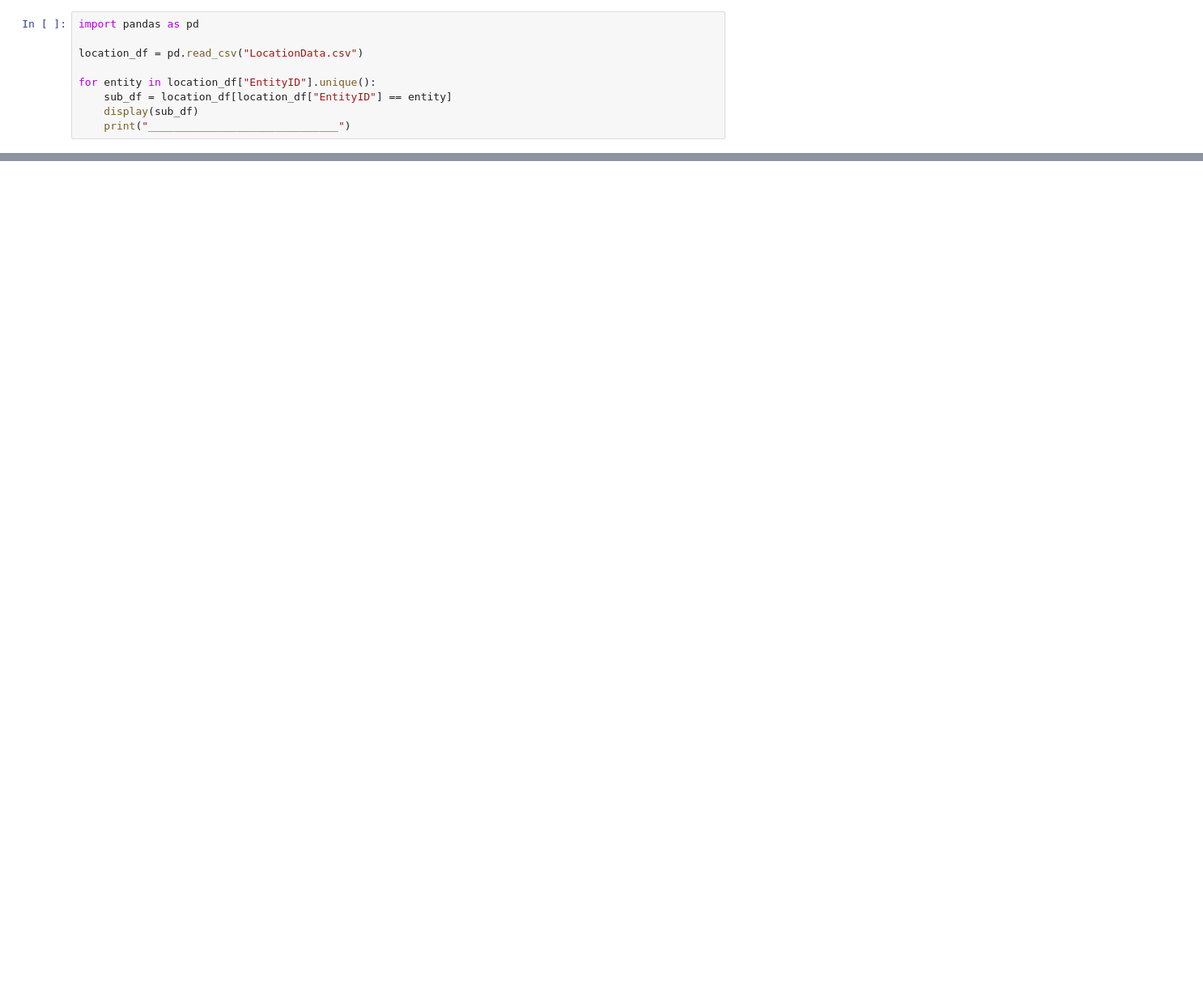
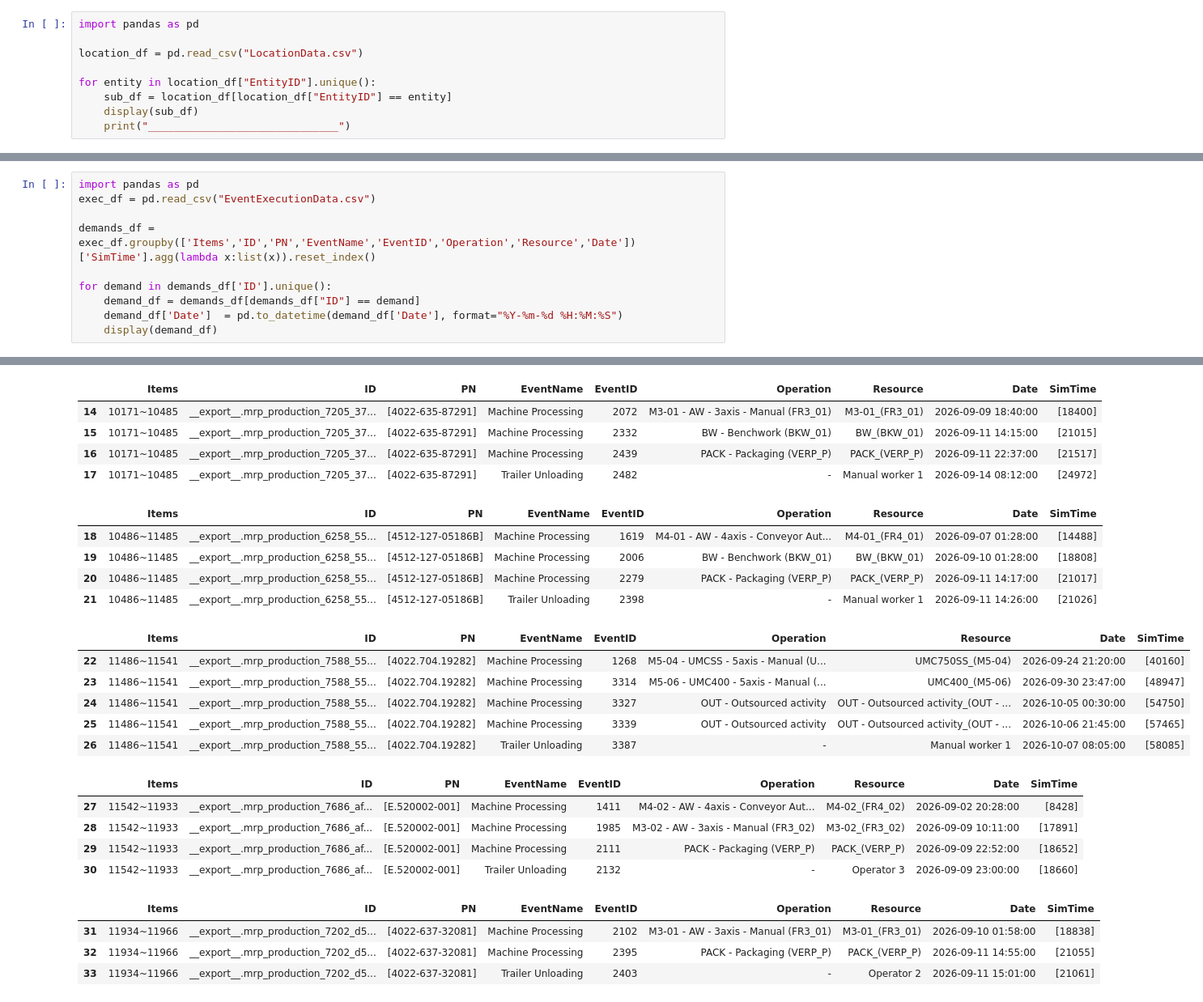
Before and after one commit to muratfirat78/ProductionPlanning, a Jupyter notebook: Simulation.ipynb, the cells around one changed output, grey strips where cells are left out. Shown at 81% size. Cells and saved outputs as stored; diff of their text form; blank space fills up the shorter version.

```diff
--- a/Simulation.ipynb
+++ b/Simulation.ipynb
@@ -169,3 +169,14 @@ gnt.broken_barh([(110, 10), (150, 10)], (10, 9),
 
 gnt.broken_barh([(10, 50), (100, 20), (130, 10)], (20, 9),
                                   facecolors =('tab:red'))
+# %%
+import pandas as pd
+exec_df = pd.read_csv("EventExecutionData.csv")
+
+demands_df = exec_df.groupby(['Items','ID','PN','EventName','EventID','Operation','Resource','Date'])['SimTime'].agg(lambda x:list(x)).reset_index()
+
+for demand in demands_df['ID'].unique():
+    demand_df = demands_df[demands_df["ID"] == demand]
+    demand_df['Date']  = pd.to_datetime(demand_df['Date'], format="%Y-%m-%d %H:%M:%S")
+    display(demand_df)
+# %% [output]
@@ -171,0 +201,25 @@ gnt.broken_barh([(10, 50), (100, 20), (130, 10)], (20, 9),
+|  | Items | ID | PN | EventName | EventID | Operation | Resource | Date | SimTime |
+| 14 | 10171~10485 | __export__.mrp_production_7205_37... | [4022-635-87291] | Machine Processing | 2072 | M3-01 - AW - 3axis - Manual (FR3_01) | M3-01_(FR3_01) | 2026-09-09 18:40:00 | [18400] |
+| 15 | 10171~10485 | __export__.mrp_production_7205_37... | [4022-635-87291] | Machine Processing | 2332 | BW - Benchwork (BKW_01) | BW_(BKW_01) | 2026-09-11 14:15:00 | [21015] |
+| 16 | 10171~10485 | __export__.mrp_production_7205_37... | [4022-635-87291] | Machine Processing | 2439 | PACK - Packaging (VERP_P) | PACK_(VERP_P) | 2026-09-11 22:37:00 | [21517] |
+| 17 | 10171~10485 | __export__.mrp_production_7205_37... | [4022-635-87291] | Trailer Unloading | 2482 | - | Manual worker 1 | 2026-09-14 08:12:00 | [24972] |
+|  | Items | ID | PN | EventName | EventID | Operation | Resource | Date | SimTime |
+| 18 | 10486~11485 | __export__.mrp_production_6258_55... | [4512-127-05186B] | Machine Processing | 1619 | M4-01 - AW - 4axis - Conveyor Aut... | M4-01_(FR4_01) | 2026-09-07 01:28:00 | [14488] |
+| 19 | 10486~11485 | __export__.mrp_production_6258_55... | [4512-127-05186B] | Machine Processing | 2006 | BW - Benchwork (BKW_01) | BW_(BKW_01) | 2026-09-10 01:28:00 | [18808] |
+| 20 | 10486~11485 | __export__.mrp_production_6258_55... | [4512-127-05186B] | Machine Processing | 2279 | PACK - Packaging (VERP_P) | PACK_(VERP_P) | 2026-09-11 14:17:00 | [21017] |
+| 21 | 10486~11485 | __export__.mrp_production_6258_55... | [4512-127-05186B] | Trailer Unloading | 2398 | - | Manual worker 1 | 2026-09-11 14:26:00 | [21026] |
+|  | Items | ID | PN | EventName | EventID | Operation | Resource | Date | SimTime |
+| 22 | 11486~11541 | __export__.mrp_production_7588_55... | [4022.704.19282] | Machine Processing | 1268 | M5-04 - UMCSS - 5axis - Manual (U... | UMC750SS_(M5-04) | 2026-09-24 21:20:00 | [40160] |
+| 23 | 11486~11541 | __export__.mrp_production_7588_55... | [4022.704.19282] | Machine Processing | 3314 | M5-06 - UMC400 - 5axis - Manual (... | UMC400_(M5-06) | 2026-09-30 23:47:00 | [48947] |
+| 24 | 11486~11541 | __export__.mrp_production_7588_55... | [4022.704.19282] | Machine Processing | 3327 | OUT - Outsourced activity | OUT - Outsourced activity_(OUT - ... | 2026-10-05 00:30:00 | [54750] |
+| 25 | 11486~11541 | __export__.mrp_production_7588_55... | [4022.704.19282] | Machine Processing | 3339 | OUT - Outsourced activity | OUT - Outsourced activity_(OUT - ... | 2026-10-06 21:45:00 | [57465] |
+| 26 | 11486~11541 | __export__.mrp_production_7588_55... | [4022.704.19282] | Trailer Unloading | 3387 | - | Manual worker 1 | 2026-10-07 08:05:00 | [58085] |
+|  | Items | ID | PN | EventName | EventID | Operation | Resource | Date | SimTime |
+| 27 | 11542~11933 | __export__.mrp_production_7686_af... | [E.520002-001] | Machine Processing | 1411 | M4-02 - AW - 4axis - Conveyor Aut... | M4-02_(FR4_02) | 2026-09-02 20:28:00 | [8428] |
+| 28 | 11542~11933 | __export__.mrp_production_7686_af... | [E.520002-001] | Machine Processing | 1985 | M3-02 - AW - 3axis - Manual (FR3_02) | M3-02_(FR3_02) | 2026-09-09 10:11:00 | [17891] |
+| 29 | 11542~11933 | __export__.mrp_production_7686_af... | [E.520002-001] | Machine Processing | 2111 | PACK - Packaging (VERP_P) | PACK_(VERP_P) | 2026-09-09 22:52:00 | [18652] |
+| 30 | 11542~11933 | __export__.mrp_production_7686_af... | [E.520002-001] | Trailer Unloading | 2132 | - | Operator 3 | 2026-09-09 23:00:00 | [18660] |
+|  | Items | ID | PN | EventName | EventID | Operation | Resource | Date | SimTime |
+| 31 | 11934~11966 | __export__.mrp_production_7202_d5... | [4022-637-32081] | Machine Processing | 2102 | M3-01 - AW - 3axis - Manual (FR3_01) | M3-01_(FR3_01) | 2026-09-10 01:58:00 | [18838] |
+| 32 | 11934~11966 | __export__.mrp_production_7202_d5... | [4022-637-32081] | Machine Processing | 2395 | PACK - Packaging (VERP_P) | PACK_(VERP_P) | 2026-09-11 14:55:00 | [21055] |
+| 33 | 11934~11966 | __export__.mrp_production_7202_d5... | [4022-637-32081] | Trailer Unloading | 2403 | - | Operator 2 | 2026-09-11 15:01:00 | [21061] |
```
Also changed, not shown: parts of 3 cells of this notebook, 25 other files.
